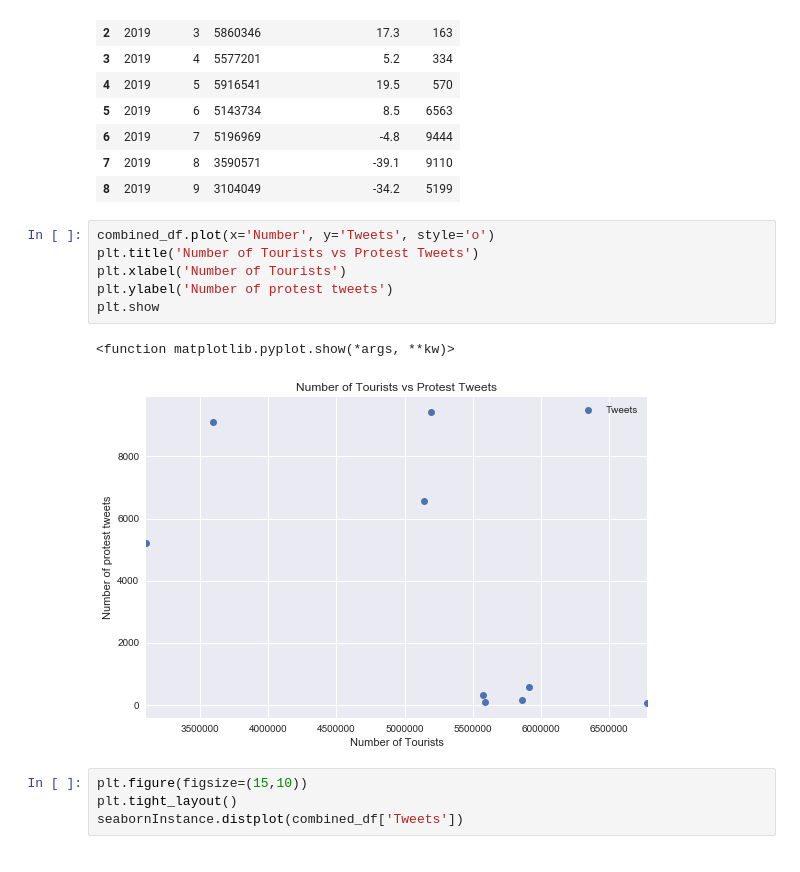
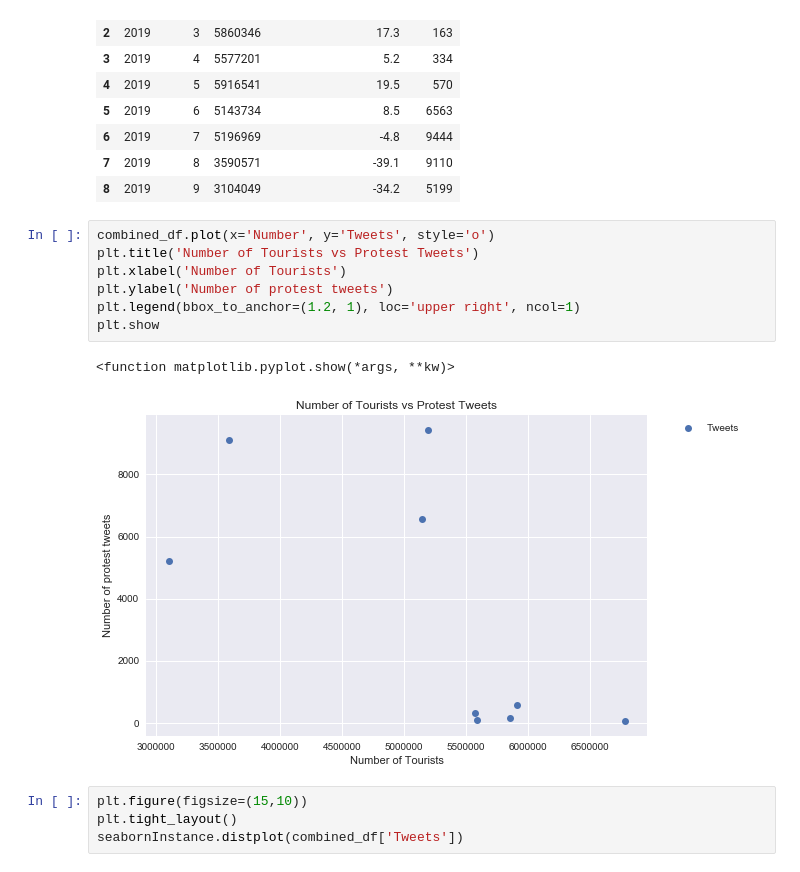
Before and after one commit to tdrygg/Project_3, a Jupyter notebook: MachineLearningFinal.ipynb, the cells around one changed output. Saved outputs shown, nothing was run; the diff lists cells and outputs as text.

Commit message:
Adding new.json and editing ML plot

```diff
--- a/MachineLearningFinal.ipynb
+++ b/MachineLearningFinal.ipynb
@@ -139,12 +139,13 @@ combined_df.head(20)
 # %%
 combined_df.plot(x='Number', y='Tweets', style='o')
 plt.title('Number of Tourists vs Protest Tweets')
 plt.xlabel('Number of Tourists')
 plt.ylabel('Number of protest tweets')
+plt.legend(bbox_to_anchor=(1.2, 1), loc='upper right', ncol=1)
 plt.show
 # %% [output]
 <function matplotlib.pyplot.show(*args, **kw)>
-[figure, old version]
+[figure, new version]
 # %%
 plt.figure(figsize=(15,10))
 plt.tight_layout()
```
Also changed, not shown: parts of 4 cells of this notebook, 1 other file.
